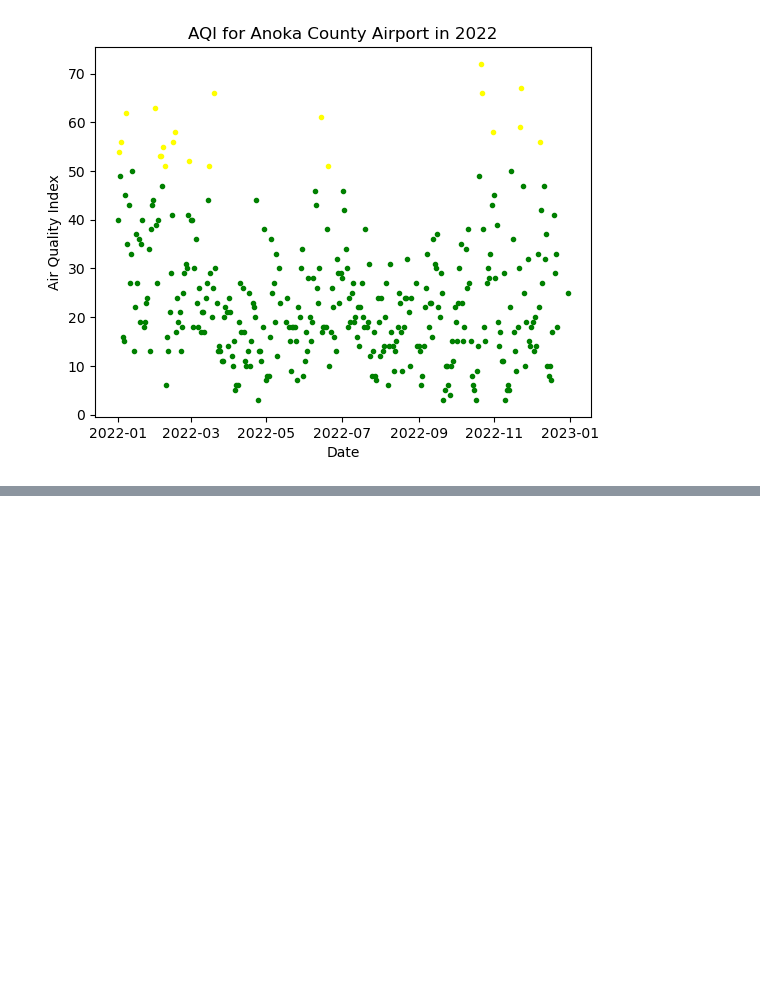
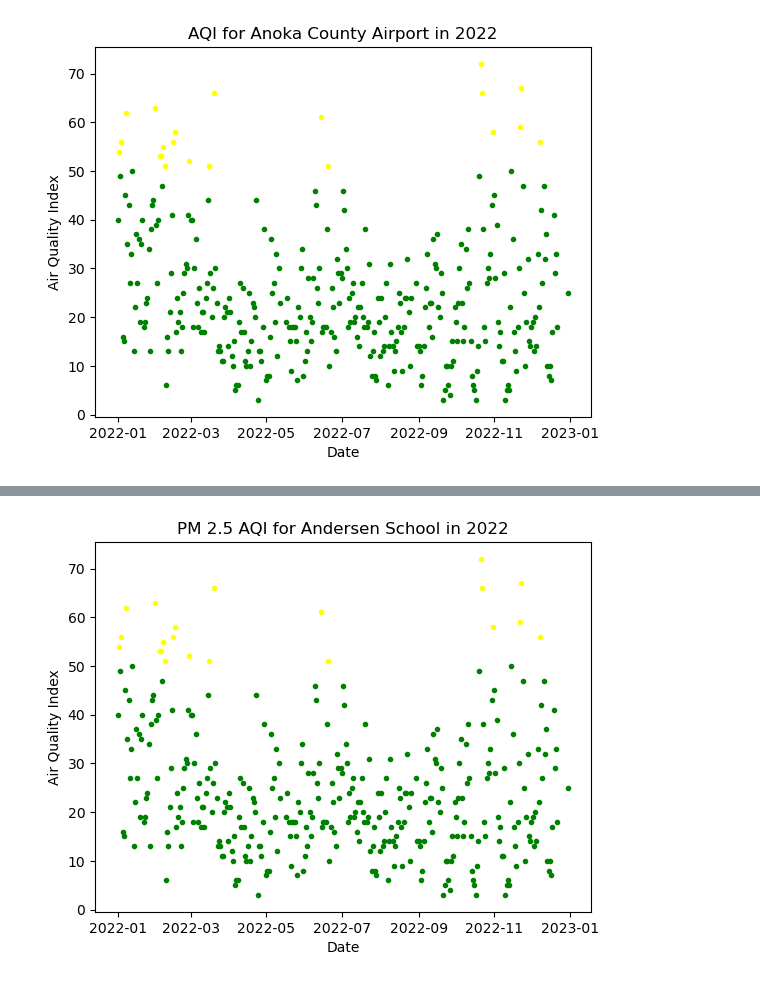
Before and after one commit to SamEspe/Air_Quality_Analysis, a Jupyter notebook: Air_Quality_Analysis.ipynb, the cells around one changed output, grey strips where cells are left out. Drawn from its saved outputs; the diff is of its cells as text; code cells hidden in the pictures; blank space fills up the shorter version.

Commit message:
Created function to generate color-coded scatter plots

```diff
--- a/Air_Quality_Analysis.ipynb
+++ b/Air_Quality_Analysis.ipynb
@@ -280,3 +199,41 @@ plt.title("AQI for Anoka County Airport in 2022")
 plt.show()
 # %% [output]
 [figure]
+# %%
+# Generalize the color-coded scatter plot process
+
+def scatter_plot_color(df_name, pollutant_name, location_name, year):
+    moderate_bound = 50
+    unhealthy_for_special_groups_bound = 100
+    unhealthy_bound = 150
+    very_unhealthy_bound = 200
+    hazardous_bound = 300
+
+    x_values = df_name["Date"]
+    y_values = df_name["Daily_AQI"]
+
+    good = np.ma.masked_where(y > moderate_bound, y)
+    moderate = np.ma.masked_where((y <= moderate_bound) | (y > unhealthy_for_special_groups_bound), y)
+    unhealthy_special_groups = np.ma.masked_where((y <= unhealthy_for_special_groups_bound) | (y > unhealthy_bound), y)
+    unhealthy = np.ma.masked_where((y <= unhealthy_bound) | (y > very_unhealthy_bound), y)
+    very_unhealthy = np.ma.masked_where((y <= very_unhealthy_bound) | (y > hazardous_bound), y)
+    hazardous = np.ma.masked_where(y <= hazardous_bound, y)
+
+    fig, ax = plt.subplots()
+    ax.scatter(x, good, color = 'green', marker = '.')
+    ax.scatter(x, moderate, color = 'yellow', marker = '.')
+    ax.scatter(x, unhealthy_special_groups, color = 'orange', marker = '.')
+    ax.scatter(x, unhealthy, color = 'red', marker = '.')
+    ax.scatter(x, very_unhealthy, color = 'purple', marker = '.')
+    ax.scatter(x, hazardous, color = 'maroon', marker = '.')
+
+    plt.xlabel("Date")
+    plt.ylabel("Air Quality Index")
+    plt.title(f'{pollutant_name} AQI for {location_name} in {year}')
+
+    plt.show()
+# %%
+# Test function on Andersen School data
+
+andersen_df_pm25_2022 = df_raw_2022_mn_pm25_rename.loc[df_raw_2022_mn_pm25_rename["Site_Name"] == "Andersen School"]
+andersen_df_pm25_2022
@@ -282,0 +260,6 @@ plt.show()
+# %%
+andersen_df_pm25_2022 = andersen_df_pm25_2022[andersen_df_pm25_2022["POC"] == 3]
+# %%
+scatter_plot_color(andersen_df_pm25_2022, "PM 2.5", "Andersen School", 2022)
+# %% [output]
+[figure, added]
```
Also changed, not shown: parts of 8 cells of this notebook.
